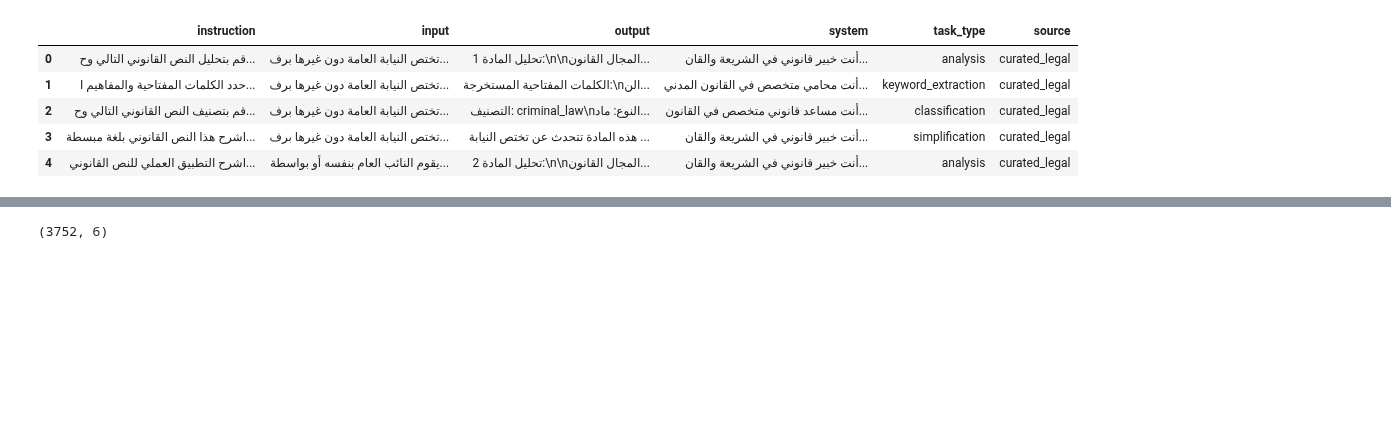
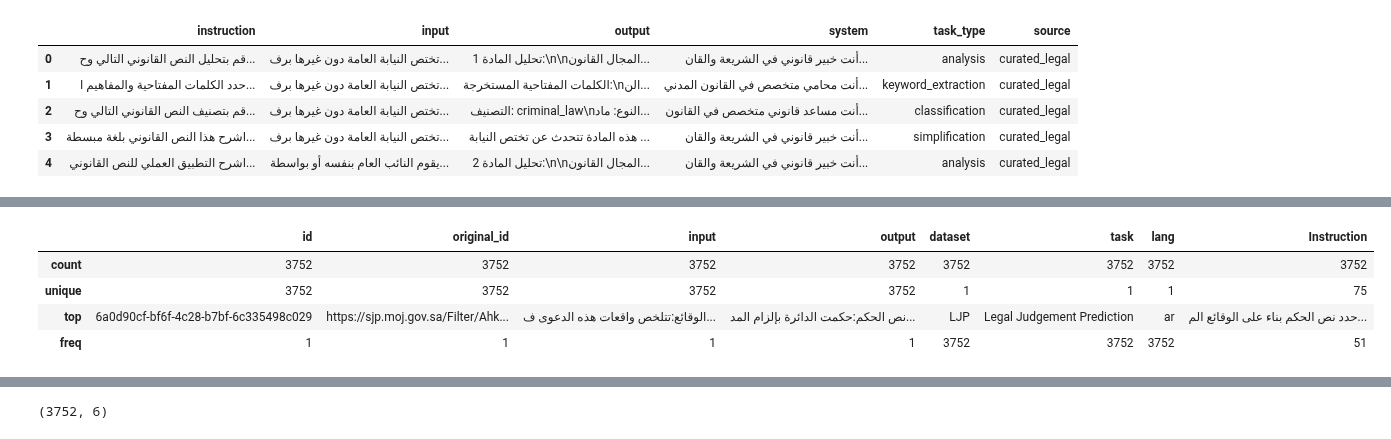
Before and after one commit to hossamhamdy333/AI_Portfolio, a Jupyter notebook: allam_finetune/notebooks/01_eda.ipynb, the cells around one changed output, grey strips where cells are left out. Cells and saved outputs as stored; diff of their text form; code cells hidden in the pictures; blank space fills up the shorter version.

```diff
--- a/allam_finetune/notebooks/01_eda.ipynb
+++ b/allam_finetune/notebooks/01_eda.ipynb
@@ -246,0 +256,8 @@ Unique output: 3752 / 3752
+# %%
+data2_df.describe()
+# %% [output]
+|  | id | original_id | input | output | dataset | task | lang | Instruction |
+| count | 3752 | 3752 | 3752 | 3752 | 3752 | 3752 | 3752 | 3752 |
+| unique | 3752 | 3752 | 3752 | 3752 | 1 | 1 | 1 | 75 |
+| top | 6a0d90cf-bf6f-4c28-b7bf-6c335498c029 | https://sjp.moj.gov.sa/Filter/Ahk... | الوقائع:تتلخص واقعات هذه الدعوى ف... | نص الحكم:حكمت الدائرة بإلزام المد... | LJP | Legal Judgement Prediction | ar | حدد نص الحكم بناء على الوقائع الم... |
+| freq | 1 | 1 | 1 | 1 | 3752 | 3752 | 3752 | 51 |
```
Also changed, not shown: parts of 42 cells of this notebook, 4 other files.
